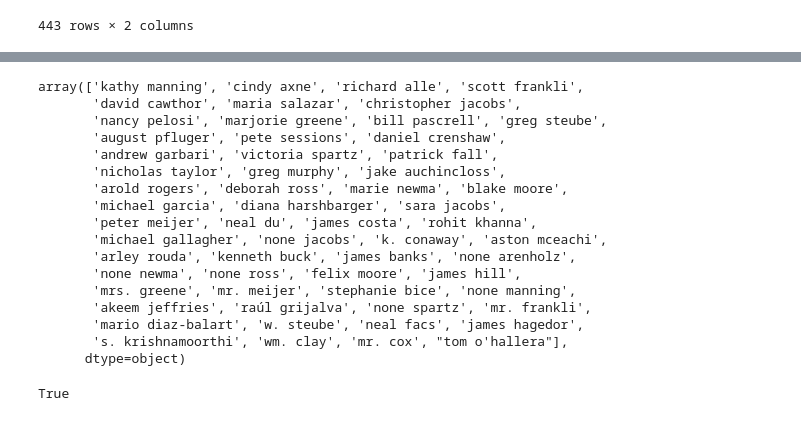
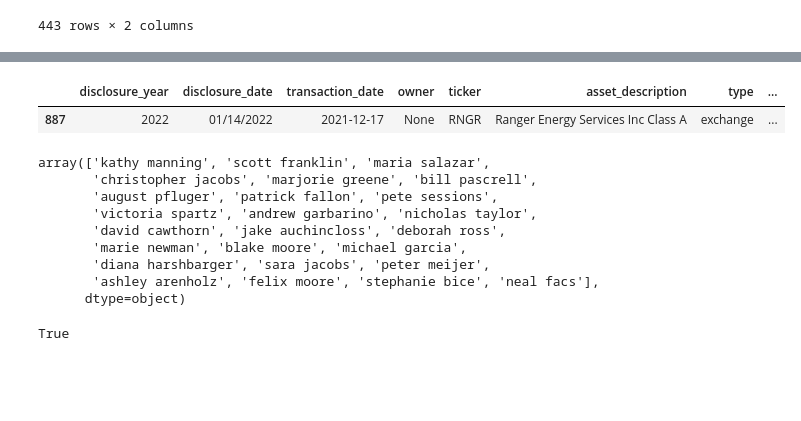
Before and after one commit to ChristineXu0924/dsc80_pa3, a Jupyter notebook: stocks.ipynb, the cells around one changed output, grey strips where cells are left out. Cells and saved outputs as stored; diff of their text form; code cells hidden in the pictures; blank space fills up the shorter version.

Commit message:
will party

```diff
--- a/stocks.ipynb
+++ b/stocks.ipynb
@@ -127,9 +118,13 @@ See the caveats in the documentation: https://pandas.pydata.org/pandas-docs/stab
 # %%
 def clean_name(name):
-    name = name.strip('Hon. ')
+    name = name.replace('Hon. ', '')
+    name = name.replace('None ', '')
+    name = name.replace('Mr. ', '')
+    name = name.replace('Mrs. ', '')
+    name = name.replace('W. ', '')
     no_middle = name.split(' ')[0] +' ' + name.split(' ')[-1]
     return no_middle.lower()
-affiliate['cleaned_name'] = affiliate['name'].transform(clean_name)
+affiliate['name'] = affiliate['name'].transform(clean_name)
 affiliate
 # %% [output]
 A value is trying to be set on a copy of a slice from a DataFrame.
@@ -177,0 +160,22 @@ with_party
+# %%
+replace_values = {
+           'rick allen': 'richard allen',
+           'cynthia axne': 'cindy axne',
+           'dan crenshaw': 'daniel crenshaw',
+           'gregory murphy': 'greg murphy',
+            'w steube': 'greg steube',
+           'jim costa': 'james costa',
+           'ro khanna': 'rohit khanna',
+           'mike gallagher': 'michael gallagher',
+           'k conaway': 'k. conaway',
+           'a mceachin': 'aston mceachin',
+           'ken buck': 'kenneth buck',
+           'jim banks': 'james banks',
+           'j hill':'james hill',
+           'raul grijalva': 'raúl grijalva',
+           'mario balart': 'mario diaz-balart',
+           'jim hagedorn':'james hagedorn',
+           'raja krishnamoorthi': 's. krishnamoorthi',
+           'wm clay': 'wm. clay',
+           'tom halleran': "tom o'halleran",
+          }
@@ -177,0 +184,3 @@ with_party
+# %%
+affiliate['name'] = affiliate['name'].replace(replace_values)
+'w steube' in affiliate['name'].values
@@ -178,22 +194,22 @@ with_party
+# %%
+with_party = sort_date.merge(affiliate, left_on = 'cleaned_name', right_on = 'name', how='left')
+# %%
+with_party[with_party['representative'].str.contains('V. Taylor')]
+# %% [output]
+|  | disclosure_year | disclosure_date | transaction_date | owner | ticker | asset_description | type | ... |
+| 887 | 2022 | 01/14/2022 | 2021-12-17 | None | RNGR | Ranger Energy Services Inc Class A | exchange | ... |
 # %%
-nans = with_party[with_party['name'].isna()]['cleaned_name'].unique()
-nans
+nans = with_party[with_party['name'].isna()]
+uni = nans['cleaned_name'].unique()
+uni
 # %% [output]
-array(['kathy manning', 'cindy axne', 'richard alle', 'scott frankli',
-       'david cawthor', 'maria salazar', 'christopher jacobs',
-       'nancy pelosi', 'marjorie greene', 'bill pascrell', 'greg steube',
-       'august pfluger', 'pete sessions', 'daniel crenshaw',
-       'andrew garbari', 'victoria spartz', 'patrick fall',
-       'nicholas taylor', 'greg murphy', 'jake auchincloss',
-       'arold rogers', 'deborah ross', 'marie newma', 'blake moore',
-       'michael garcia', 'diana harshbarger', 'sara jacobs',
-       'peter meijer', 'neal du', 'james costa', 'rohit khanna',
-       'michael gallagher', 'none jacobs', 'k. conaway', 'aston mceachi',
-       'arley rouda', 'kenneth buck', 'james banks', 'none arenholz',
-       'none newma', 'none ross', 'felix moore', 'james hill',
-       'mrs. greene', 'mr. meijer', 'stephanie bice', 'none manning',
-       'akeem jeffries', 'raúl grijalva', 'none spartz', 'mr. frankli',
-       'mario diaz-balart', 'w. steube', 'neal facs', 'james hagedor',
-       's. krishnamoorthi', 'wm. clay', 'mr. cox', "tom o'hallera"],
+array(['kathy manning', 'scott franklin', 'maria salazar',
+       'christopher jacobs', 'marjorie greene', 'bill pascrell',
+       'august pfluger', 'patrick fallon', 'pete sessions',
+       'victoria spartz', 'andrew garbarino', 'nicholas taylor',
+       'david cawthorn', 'jake auchincloss', 'deborah ross',
+       'marie newman', 'blake moore', 'michael garcia',
+       'diana harshbarger', 'sara jacobs', 'peter meijer',
+       'ashley arenholz', 'felix moore', 'stephanie bice', 'neal facs'],
       dtype=object)
 # %%
```
Also changed, not shown: parts of 19 cells of this notebook.
